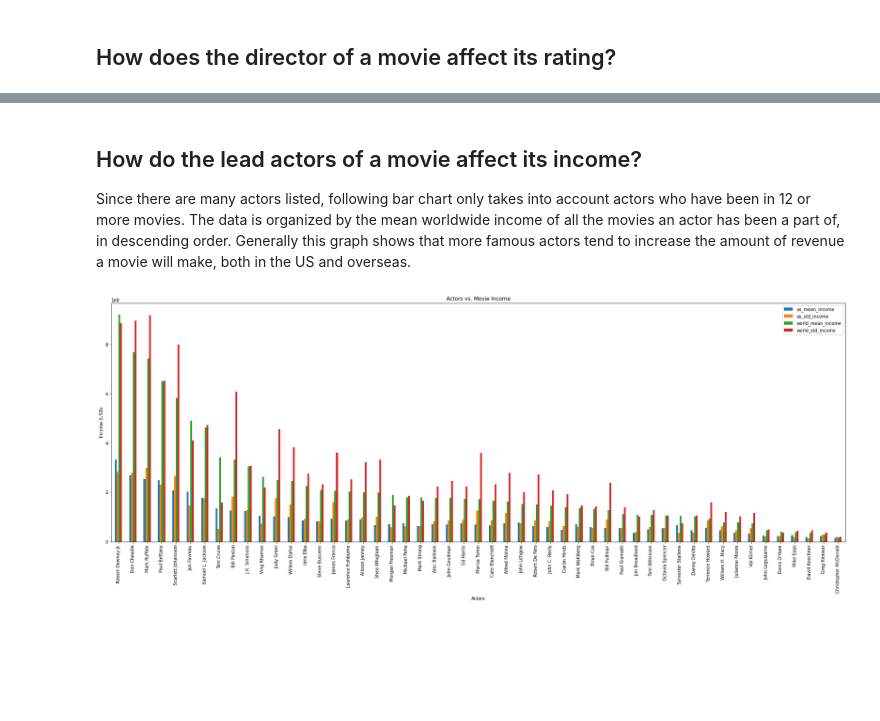
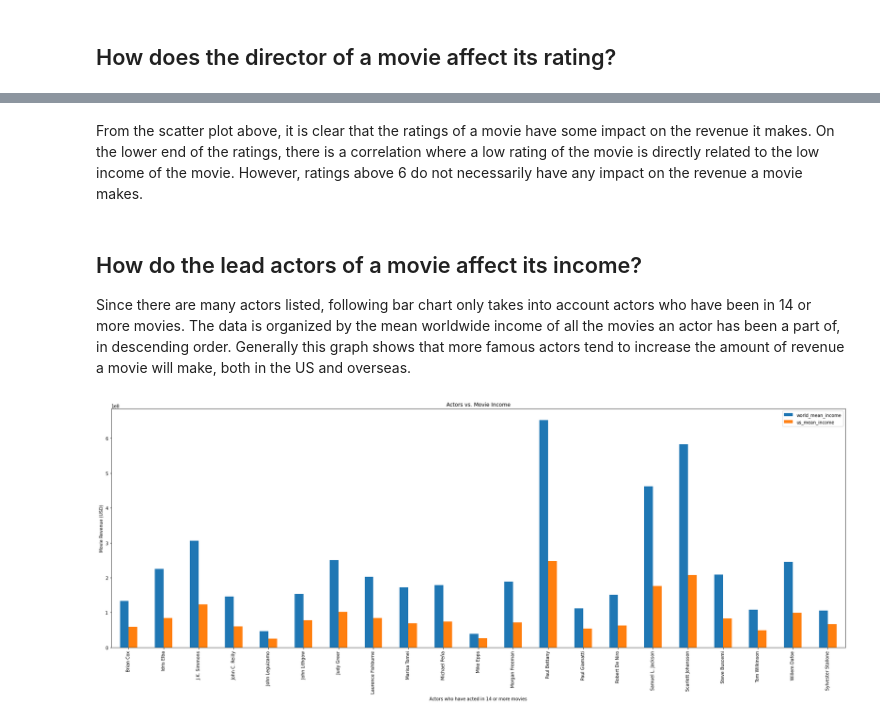
Before and after one commit to yashharanb/ENSF544Project1-1, a Jupyter notebook: Project1-1.ipynb, the cells around one changed output, grey strips where cells are left out. Saved outputs shown, nothing was run; the diff lists cells and outputs as text; code cells hidden in the pictures; blank space fills up the shorter version.

Commit message:
finished scatter plot, std graphs

```diff
--- a/Project1-1.ipynb
+++ b/Project1-1.ipynb
@@ -264,30 +281,34 @@ rating_income_df
+# %% [markdown]
+From the scatter plot above, it is clear that the ratings of a movie have some impact on the revenue it makes. On the lower end of the ratings, there is a correlation where a low rating of the movie is directly related to the low income of the movie. However, ratings above 6 do not necessarily have any impact on the revenue a movie makes.
 # %% [markdown]
 ## How do the lead actors of a movie affect its income?
-Since there are many actors listed, following bar chart only takes into account actors who have been in 12 or more movies. The data is organized by the mean worldwide income of all the movies an actor has been a part of, in descending order. Generally this graph shows that more famous actors tend to increase the amount of revenue a movie will make, both in the US and overseas.
+Since there are many actors listed, following bar chart only takes into account actors who have been in 14 or more movies. The data is organized by the mean worldwide income of all the movies an actor has been a part of, in descending order. Generally this graph shows that more famous actors tend to increase the amount of revenue a movie will make, both in the US and overseas.
 # %%
-# Ensure that there are no missing values for worldwide gross income and actors
+# Ensure that there are no missing values for worldwide gross and USA gross incomes and actors
 actor_income_df = merged.dropna(subset=['worldwide_gross_income', 'usa_gross_income', 'actors'])
 
-# YOU CAN CONTINUE WITH ANY OTHER PROCESSING NEEDED TO ANSWER THIS QUESTION
-# If we also want to examine usa income, add usa_gross_income to the subset above
-
-stats = actor_income_df[['actors', 'usa_gross_income', 'worldwide_gross_income']]
+#First, get the gross worldwide/US incomes, and actors. Since actors are in an array, display each actor as a separate row.
+stats = actor_income_df[['actors', 'worldwide_gross_income','usa_gross_income']]
 actor_len = stats.actors.str.len()
 actors_values = stats.actors.values
 new_indexes = np.repeat(stats.index, actor_len)
 stats = stats.loc[new_indexes]
 stats['actors'] = np.concatenate(actors_values)
 stats = stats.reset_index(drop=True).fillna(0)
 
-stats = stats.groupby(['actors']).agg(['mean', 'std', 'count'])
+#Group by the actors and get the mean of both gross incomes, and count of rows for each actor.
+stats = stats.groupby(['actors']).agg(['mean', 'count'])
 stats.columns = stats.columns.get_level_values(0)
-stats.columns = ['us_mean_income', 'us_std_income', 'us_count', 'world_mean_income', 'world_std_income', 'count']
+stats.columns = ['world_mean_income', 'us_count','us_mean_income',  'count']
 
-stats = stats.sort_values(by='world_mean_income', ascending=False)
-stats = stats.loc[stats['count'] >= 12]
+#Since there are too many actors, only look at actors that have been in 14 or more movies.
+stats = stats.loc[stats['count'] >= 14]
 
-stats = stats[['us_mean_income', 'us_std_income','world_mean_income', 'world_std_income']]
 
-barchart = stats.plot.bar(figsize = (30,10), xlabel = 'Actors', ylabel = 'Income (USD)', title = 'Actors vs. Movie Income')
+#Only get the mean incomes of the above dataframe
+stats = stats[['world_mean_income','us_mean_income']]
+
+#Plot a bar chart
+barchart = stats.plot.bar(figsize = (30,10), xlabel = 'Actors who have acted in 14 or more movies', ylabel = 'Movie Revenue (USD)', title = 'Actors vs. Movie Income')
 # %% [output]
-[figure, old version]
+[figure, new version]
```
Also changed, not shown: parts of 8 cells of this notebook.
